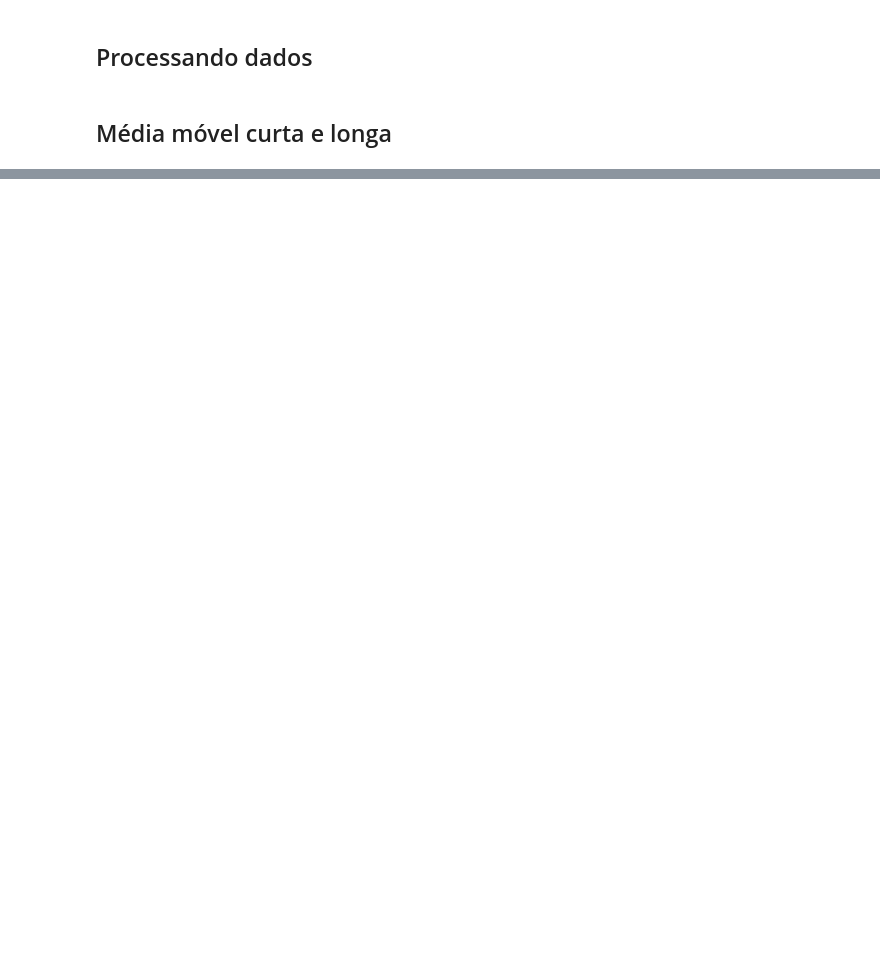
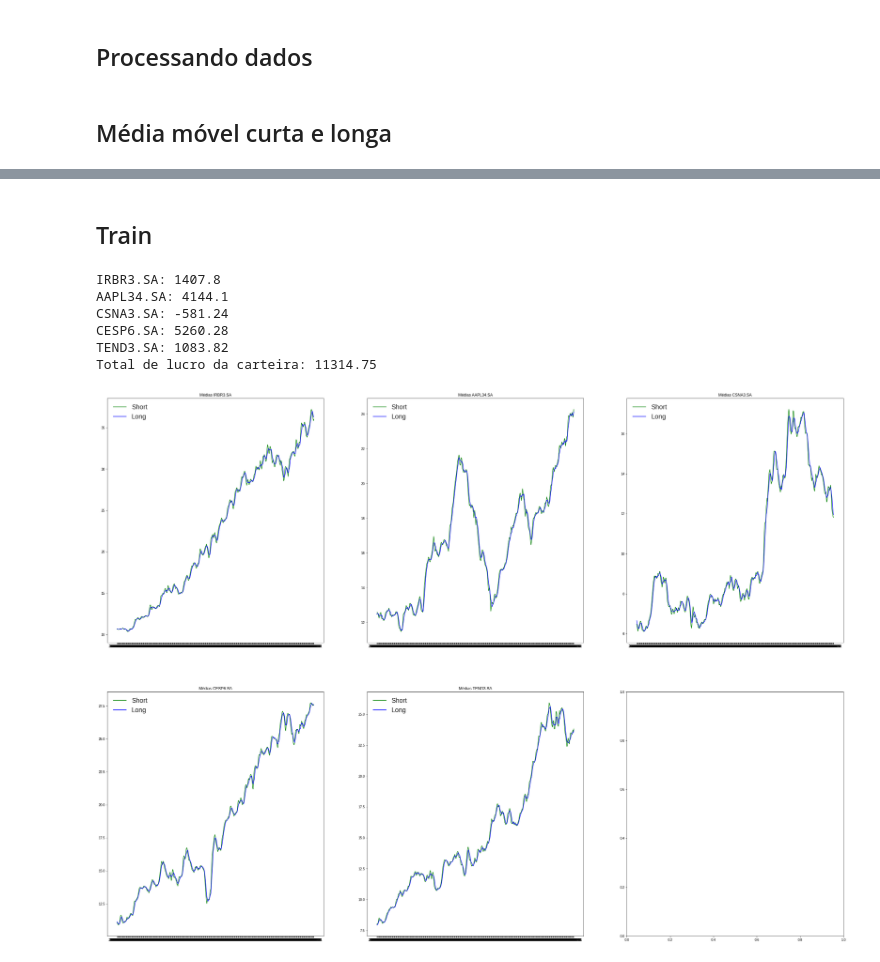
Before and after one commit to victorhdcoelho/SinaisFinanceiros-atividade02, a Jupyter notebook: Atividade02.ipynb, the cells around one changed output, grey strips where cells are left out. Cells and saved outputs as stored; diff of their text form; code cells hidden in the pictures; blank space fills up the shorter version.

```diff
--- a/Atividade02.ipynb
+++ b/Atividade02.ipynb
@@ -80,9 +100,0 @@ long.head()
-# %%
-for each in train.columns:
-    ativo = each
-    fig = plt.subplots(figsize=(20,12))
-    plt.style.use('seaborn-whitegrid')
-    plt.plot(train.index[4:], short[ativo], color = 'green', label = 'Short')
-    plt.plot(train.index[4:], long[ativo], color = 'b', label = 'Long')
-    plt.title("Médias {}".format(each))
-    plt.legend(loc='upper left',fontsize=20)
@@ -133,17 +100,0 @@ long_short_diff.head()
-# %%
-for each in train.columns:
-    ativo = each
-    fig = plt.subplots(figsize=(20,15))
-    plt.style.use('seaborn-whitegrid')
-    plt.plot(short[ativo], label='Short')
-    plt.plot(long[ativo], label='Long')
-    plt.ylabel("Preço [R$]",fontsize=25)
-    plt.xlabel("Data",fontsize=25)
-    plt.title("Médias {}".format(each),fontsize=25)
-    plt.plot(short[ativo][long_short_diff[ativo] == 1.0].index,
-             short[ativo][long_short_diff[ativo] == 1.0],
-             '^', markersize=10, color='m',label='Buy')
-    plt.plot(short[ativo][long_short_diff[ativo] == -1.0].index,
-             short[ativo][long_short_diff[ativo] == -1.0],
-             'v', markersize=10, color='k',label='Sell')
-    plt.legend(loc='upper left',fontsize=25)
@@ -155,0 +101,19 @@ for each in train.columns:
+# %%
+window_s = 3
+window_l = 6
+capital = 100000
+# %% [markdown]
+## Train
+# %%
+short, long, long_short, long_short_diff, _ = long_short_invest(train, 3, 6, capital)
+# %% [output]
+IRBR3.SA: 1407.8
+AAPL34.SA: 4144.1
+CSNA3.SA: -581.24
+CESP6.SA: 5260.28
+TEND3.SA: 1083.82
+Total de lucro da carteira: 11314.75
+# %%
+plot_long_short(train, short, long)
+# %% [output]
+[figure, added]
```
Also changed, not shown: parts of 28 cells of this notebook, 3 other files.
